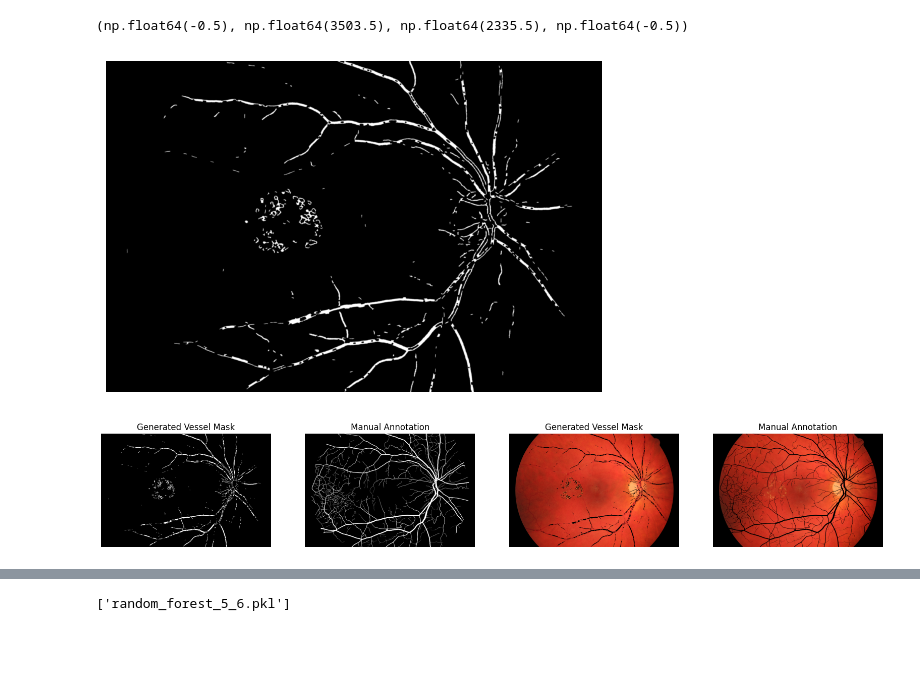
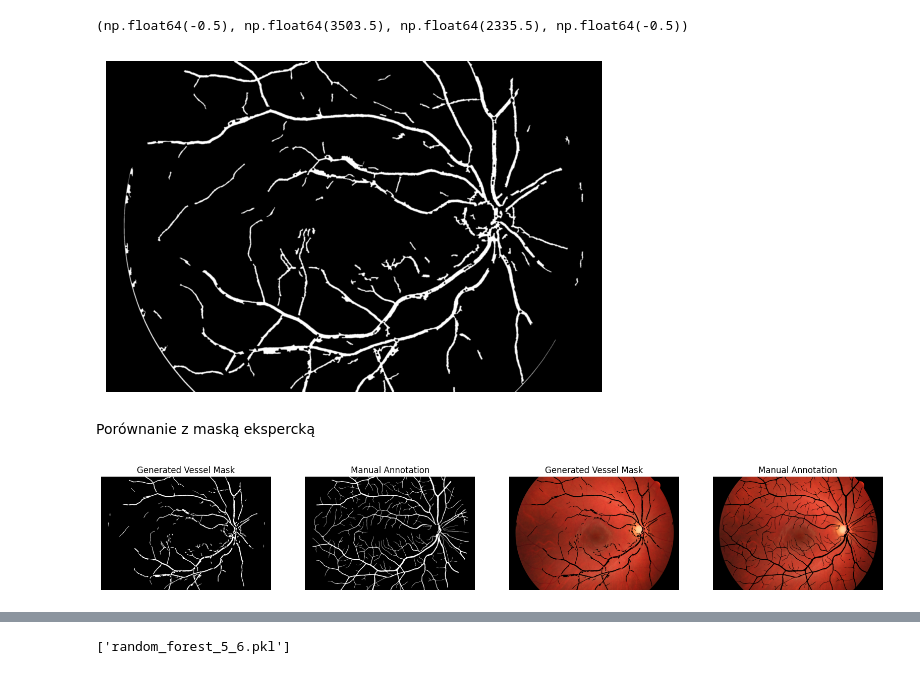
Before and after one commit to dysnomya/retinal-fundus-vessel-detection, a Jupyter notebook: dno_oka.ipynb, the cells around one changed output, grey strips where cells are left out. Cells and saved outputs as stored; diff of their text form; code cells hidden in the pictures; blank space fills up the shorter version.

```diff
--- a/dno_oka.ipynb
+++ b/dno_oka.ipynb
@@ -170,6 +215,10 @@ def preprocess_image(image):
 # %%
-frangi_img = frangi(equalized, sigmas=range(1, 8), alpha=0.1, beta=0.1, gamma=5)
-# frangi_img = frangi(equalized, sigmas=(1, 40), alpha=0.5, beta=0.5, gamma=15)
+def apply_framgi_filter(image):
+    # Apply Frangi filter
+    frangi_img = frangi(image, sigmas=range(1, 8), alpha=0.1, beta=0.1, gamma=5)
+    return frangi_img
+
+frangi_img = apply_framgi_filter(preprocessed_image)
 
 plt.imshow(frangi_img, cmap='gray')
 plt.axis('off')
@@ -179,13 +231,13 @@ plt.axis('off')
 # %%
-low = 0.025
-high = 0.1
+def apply_threshold(img_for_threshold):
+    low = 0.001
+    high = 0.1
 
-img_for_threshold = frangi_img.copy()
+    hyst = apply_hysteresis_threshold(img_for_threshold, low, high).astype(np.uint8)
 
-hyst = apply_hysteresis_threshold(img_for_threshold, low, high).astype(np.uint8)
+    return hyst
 
-# bool_frangi = img_for_threshold > 0.5
-# hyst = remove_small_objects(img_as_bool(bool_frangi), min_size=50)
+hyst = apply_threshold(frangi_img)
 
 plt.imshow(hyst, cmap='gray')
 plt.axis('off')
@@ -195,19 +249,22 @@ plt.axis('off')
 # %%
-postprococessed_img = cv2.bitwise_and(hyst, hyst, mask=mask)
+def postprocess_image(hyst):
+    postprococessed_img = cv2.bitwise_and(hyst, hyst, mask=mask)
 
-# postprococessed_img = cv2.morphologyEx(postprococessed_img, cv2.MORPH_ERODE, np.ones((2,2),np.uint8), iterations=1)
-# postprococessed_img = cv2.morphologyEx(postprococessed_img, cv2.MORPH_CLOSE, np.ones((5,5),np.uint8), iterations=3)
-binary = img_as_bool(postprococessed_img > 0.5)
-postprococessed_img = remove_small_objects(binary, min_size=50)
-postprococessed_img = remove_small_holes(postprococessed_img, area_threshold=500)
-postprococessed_img = closing(postprococessed_img, disk(5))
+    binary = img_as_bool(postprococessed_img > 0.5)
+    postprococessed_img = remove_small_objects(binary, min_size=350)
+    postprococessed_img = remove_small_holes(postprococessed_img, area_threshold=500)
+    postprococessed_img = closing(postprococessed_img, disk(5))
+    return postprococessed_img
 
 
+postprococessed_img = postprocess_image(hyst)
 plt.imshow(postprococessed_img, cmap='gray')
 plt.axis('off')
 # %% [output]
 (np.float64(-0.5), np.float64(3503.5), np.float64(2335.5), np.float64(-0.5))
-[figure, old version]
+[figure, new version]
+# %% [markdown]
+Porównanie z maską ekspercką
 # %%
 def compare_with_manual(generated_img, manual_img):
     # Ensure both images are the same size
@@ -252,4 +309,4 @@ def compare_with_manual(generated_img, manual_img):
 # Example usage:
 compare_with_manual(postprococessed_img, manual1)
 # %% [output]
-[figure, old version]
+[figure, new version]
```
Also changed, not shown: parts of 31 cells of this notebook.
